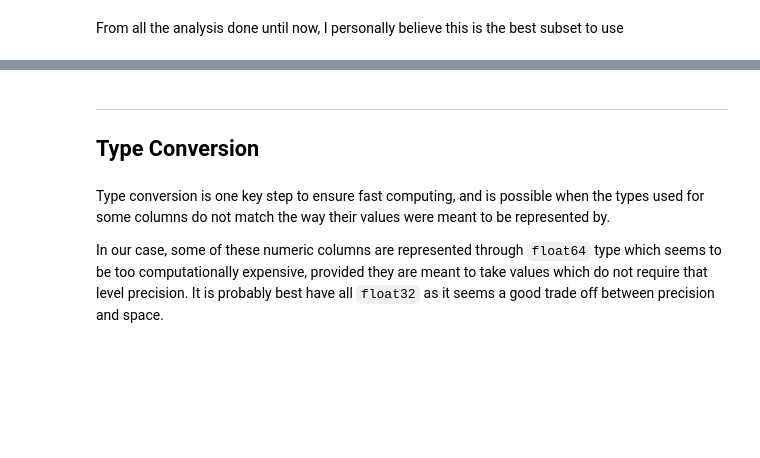
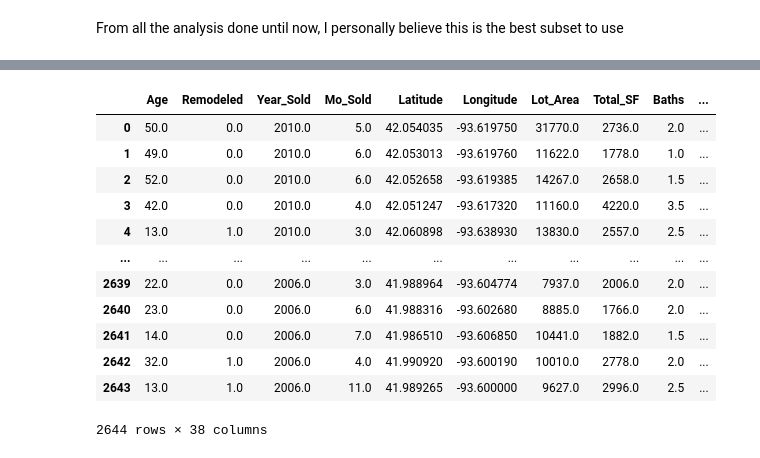
Before and after one commit to PayThePizzo/HouseSalesPricePrediction, a Jupyter notebook: 2 - Feature Encoding, Selection, Conversion.ipynb, the cells around one changed output, grey strips where cells are left out. Drawn from its saved outputs; the diff is of its cells as text; code cells hidden in the pictures; blank space fills up the shorter version.

```diff
--- a/2 - Feature Encoding, Selection, Conversion.ipynb
+++ b/2 - Feature Encoding, Selection, Conversion.ipynb
@@ -803,9 +505,0 @@ df_orig1 = df_orig1.loc[:, subset]
-# %% [markdown]
----
-
-## Type Conversion
-# %% [markdown]
-
-Type conversion is one key step to ensure fast computing, and is possible when the types used for some columns do not match the way their values were meant to be represented by.
-
-In our case, some of these numeric columns are represented through `float64` type which seems to be too computationally expensive, provided they are meant to take values which do not require that level precision. It is probably best have all `float32` as it seems a good trade off between precision and space.
@@ -820,0 +506,38 @@ df_orig1 = set_labels_type(df_orig1, labels= subset, np_type='float32')
+# %%
+subset = [
+    'Age','Remodeled',
+    'Year_Sold', 'Mo_Sold',
+    'Latitude','Longitude',
+    'Lot_Area', 'Total_SF',
+    'Baths',
+    'Bedroom_AbvGr', 'TotRms_AbvGrd',
+    'Gr_Area_Rms_Ratio',
+    'Bedroom_Liv_Area_Ratio',
+    'TotBath_LivArea_Ratio',
+    'Fireplace_Eval', 'Fireplaces',
+    'Kitchen_AbvGr', 'Kitchen_Qual',
+    'Garage_Area', 'Garage_Cars', 'Garage_Att_BltIn_Bsmt',
+    'Total_Bsmt_SF', 'Bsmt_Unf_SF', 'Bsmt_Eval', 'Bsmt',
+    'Central_Air','Electrical_SBrkr', 'Paved_Drive', 'Alley_Access',
+    'Mas_Vnr_Area',
+    'External_Eval',
+    'Overall_Cond', 'Overall_Qual',
+    'neighborhoods_1', 'neighborhoods_5',
+    'Sale_Cond_Normal', 'OneFam_TwnhsE',
+    'Sale_Price']
+
+df[subset]
+# %% [output]
+|  | Age | Remodeled | Year_Sold | Mo_Sold | Latitude | Longitude | Lot_Area | Total_SF | Baths | ... |
+| 0 | 50.0 | 0.0 | 2010.0 | 5.0 | 42.054035 | -93.619750 | 31770.0 | 2736.0 | 2.0 | ... |
+| 1 | 49.0 | 0.0 | 2010.0 | 6.0 | 42.053013 | -93.619760 | 11622.0 | 1778.0 | 1.0 | ... |
+| 2 | 52.0 | 0.0 | 2010.0 | 6.0 | 42.052658 | -93.619385 | 14267.0 | 2658.0 | 1.5 | ... |
+| 3 | 42.0 | 0.0 | 2010.0 | 4.0 | 42.051247 | -93.617320 | 11160.0 | 4220.0 | 3.5 | ... |
+| 4 | 13.0 | 1.0 | 2010.0 | 3.0 | 42.060898 | -93.638930 | 13830.0 | 2557.0 | 2.5 | ... |
+| ... | ... | ... | ... | ... | ... | ... | ... | ... | ... | ... |
+| 2639 | 22.0 | 0.0 | 2006.0 | 3.0 | 41.988964 | -93.604774 | 7937.0 | 2006.0 | 2.0 | ... |
+| 2640 | 23.0 | 0.0 | 2006.0 | 6.0 | 41.988316 | -93.602680 | 8885.0 | 1766.0 | 2.0 | ... |
+| 2641 | 14.0 | 0.0 | 2006.0 | 7.0 | 41.986510 | -93.606850 | 10441.0 | 1882.0 | 1.5 | ... |
+| 2642 | 32.0 | 1.0 | 2006.0 | 4.0 | 41.990920 | -93.600190 | 10010.0 | 2778.0 | 2.0 | ... |
+| 2643 | 13.0 | 1.0 | 2006.0 | 11.0 | 41.989265 | -93.600000 | 9627.0 | 2996.0 | 2.5 | ... |
+2644 rows × 38 columns
```
Also changed, not shown: parts of 111 cells of this notebook, 3 other files.
